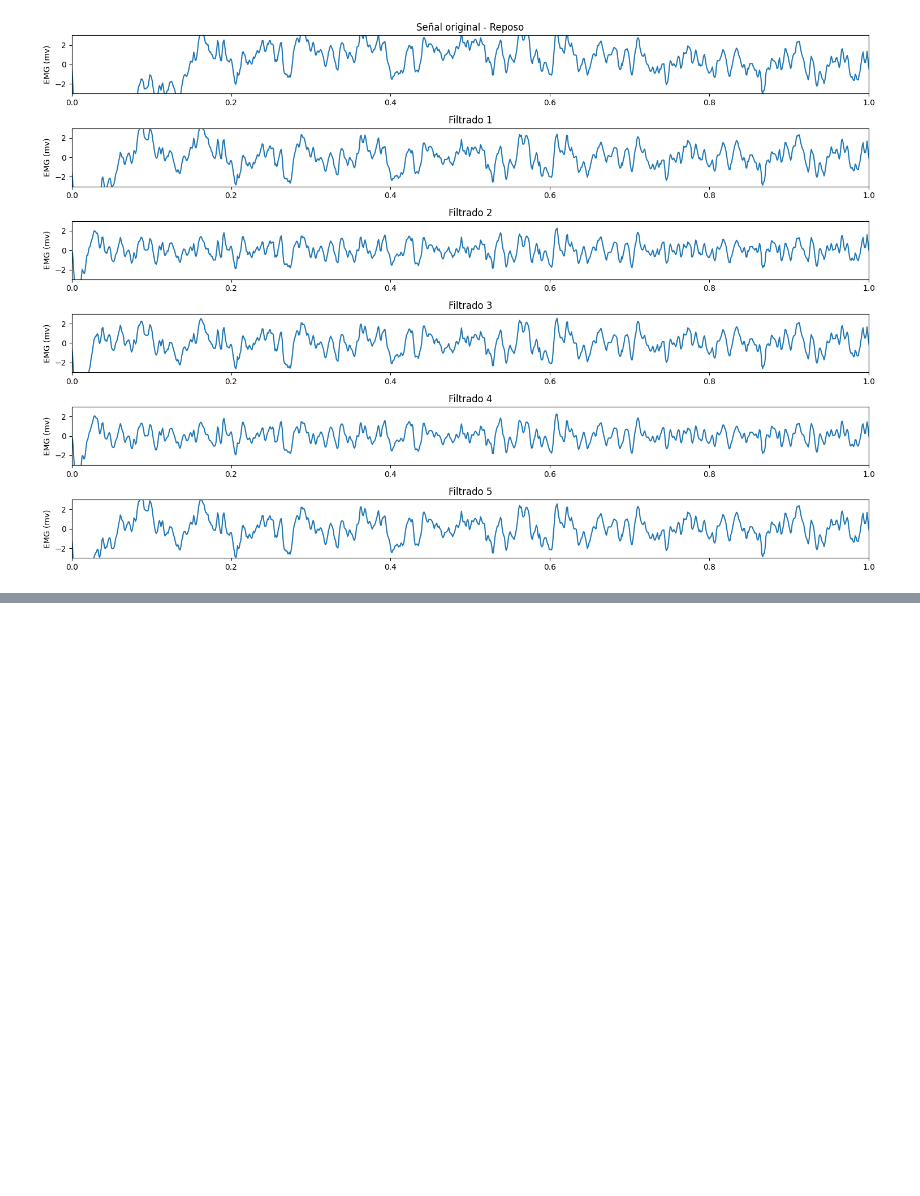
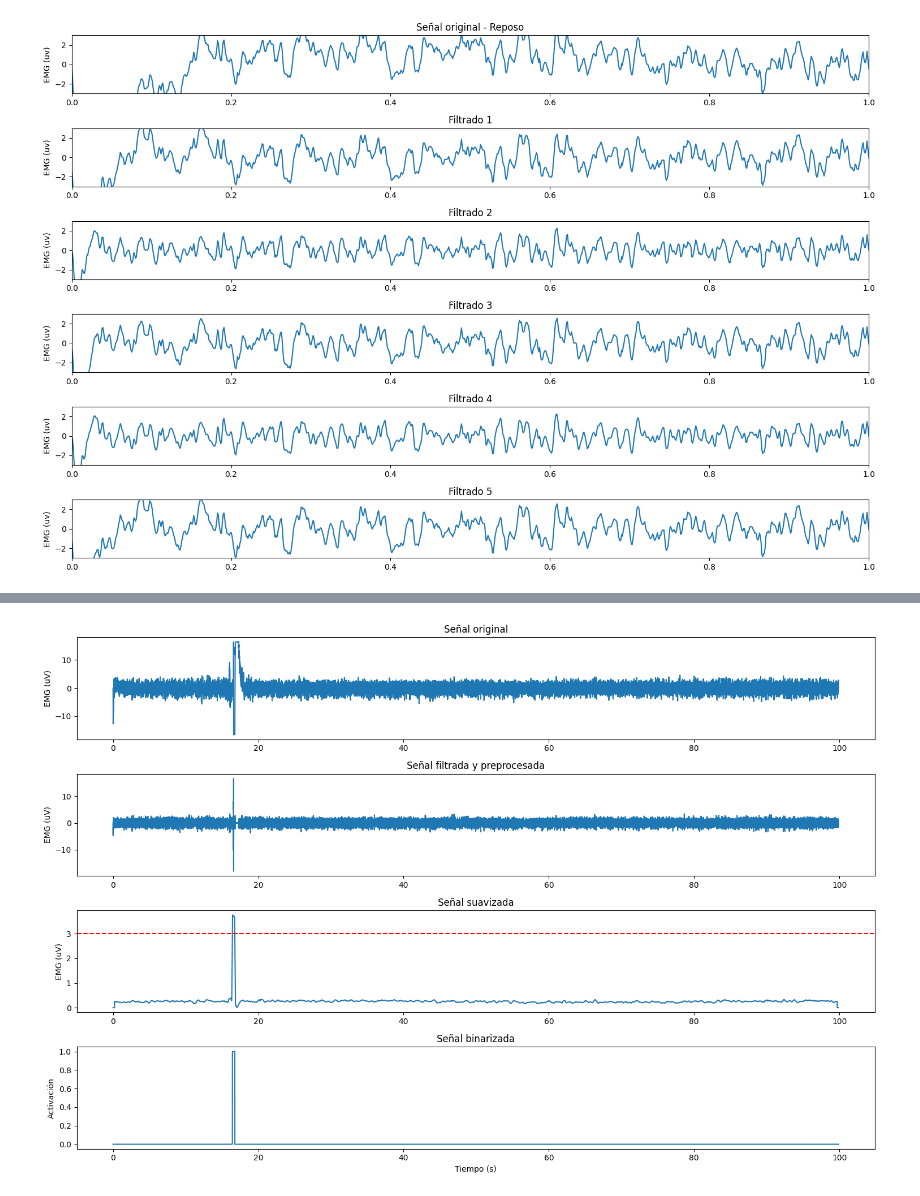
Before and after one commit to SergioHerrera2003/ISB_2024_grupo_9, a Jupyter notebook: Software/Lab8/Código_brazo_reposo..ipynb, the cells around one changed output, grey strips where cells are left out. Saved outputs shown, nothing was run; the diff lists cells and outputs as text; code cells hidden in the pictures; blank space fills up the shorter version.

```diff
--- a/Software/Lab8/Código_brazo_reposo..ipynb
+++ b/Software/Lab8/Código_brazo_reposo..ipynb
@@ -75,7 +79,7 @@ plt.figure(figsize=(15, 10))
 plt.subplot(6, 1, 1)
 plt.plot(time, EMG_uV)
 plt.ylim(-3, 3)
-plt.ylabel('EMG (mv)')
+plt.ylabel('EMG (uv)')
 plt.xlim(0, 1)
 plt.title('Señal original - Reposo')
 
@@ -83,7 +87,7 @@ for i, f in enumerate(filtered_signals, start=2):
     plt.subplot(6, 1, i)
     plt.plot(time, f['signal'])
     plt.ylim(-3, 3)
-    plt.ylabel('EMG (mv)')
+    plt.ylabel('EMG (uv)')
     plt.xlim(0, 1)
     plt.title(f['name'])
 
@@ -93,0 +138,94 @@ plt.show()
+# %%
+# Seleccionar la señal filtrada a utilizar
+pre_pro_signal = filtered_signals[3]['signal'] - np.average(filtered_signals[3]['signal'])
+
+# Aplicación del operador TKEO
+tkeo = []
+for i in range(0, len(pre_pro_signal)):
+    if i == 0 or i == len(pre_pro_signal) - 1:
+        tkeo.append(pre_pro_signal[i])
+    else:
+        tkeo.append(np.power(pre_pro_signal[i], 2) - (pre_pro_signal[i + 1] * pre_pro_signal[i - 1]))
+
+# Suavizado de la señal
+smoothing_level_perc = 20  # Porcentaje
+smoothing_level = int((smoothing_level_perc / 100) * fs)
+
+# Rectificación de la señal
+rect_signal = np.absolute(tkeo)
+
+# Primera etapa de suavizado: Media móvil
+def moving_average(data, window_size):
+    return np.convolve(data, np.ones(window_size)/window_size, mode='same')
+
+rect_signal = moving_average(rect_signal, fs // 10)
+
+# Segunda etapa de suavizado
+smooth_signal = []
+for i in range(0, len(rect_signal)):
+    if smoothing_level < i < len(rect_signal) - smoothing_level:
+        smooth_signal.append(np.mean(rect_signal[i - smoothing_level:i + smoothing_level]))
+    else:
+        smooth_signal.append(0)
+
+# Definición del umbral
+avg_pre_pro_signal = np.average(pre_pro_signal)
+std_pre_pro_signal = np.std(pre_pro_signal)
+
+def normReg(thresholdLevel):
+    threshold_0_perc_level = (- avg_pre_pro_signal) / float(std_pre_pro_signal)
+    threshold_100_perc_level = (np.max(smooth_signal) - avg_pre_pro_signal) / float(std_pre_pro_signal)
+    m, b = np.polyfit([0, 100], [threshold_0_perc_level, threshold_100_perc_level], 1)
+    return m * thresholdLevel + b
+
+threshold_level = 80  # % Relativo al valor promedio de la señal suavizada
+threshold_level_norm_10 = normReg(threshold_level)
+
+threshold_10 = avg_pre_pro_signal + threshold_level_norm_10 * std_pre_pro_signal
+
+# Binarización de la señal suavizada
+binary_signal = []
+for i in range(0, len(time)):
+    if smooth_signal[i] >= threshold_10:
+        binary_signal.append(1)
+    else:
+        binary_signal.append(0)
+
+# Detección de periodos de activación
+diff_signal = np.diff(binary_signal)
+act_begin = np.where(diff_signal == 1)[0]
+act_end = np.where(diff_signal == -1)[0]
+
+# Mostrar los resultados
+print("Tiempos de inicio de activación:")
+print(time[act_begin])
+print("Tiempos de fin de activación:")
+print(time[act_end])
+
+# Plotear la señal original, filtrada, suavizada y binarizada
+plt.figure(figsize=(15, 10))
+plt.subplot(4, 1, 1)
+plt.plot(time, EMG_uV)
+plt.ylabel('EMG (uV)')
+plt.title('Señal original')
+
+plt.subplot(4, 1, 2)
+plt.plot(time, pre_pro_signal)
+plt.ylabel('EMG (uV)')
+plt.title('Señal filtrada y preprocesada')
+
+plt.subplot(4, 1, 3)
+plt.plot(time, smooth_signal)
+plt.axhline(y=threshold_10, color='r', linestyle='--')
+plt.ylabel('EMG (uV)')
+plt.title('Señal suavizada')
+
+plt.subplot(4, 1, 4)
+plt.plot(time[:-1], binary_signal[:-1])
+plt.ylabel('Activación')
+plt.xlabel('Tiempo (s)')
+plt.title('Señal binarizada')
+
+plt.tight_layout()
+plt.show()
+# %% [output]
@@ -93,0 +236 @@ plt.show()
+[figure, added]
```
Also changed, not shown: parts of 6 cells of this notebook, 10 other files.
